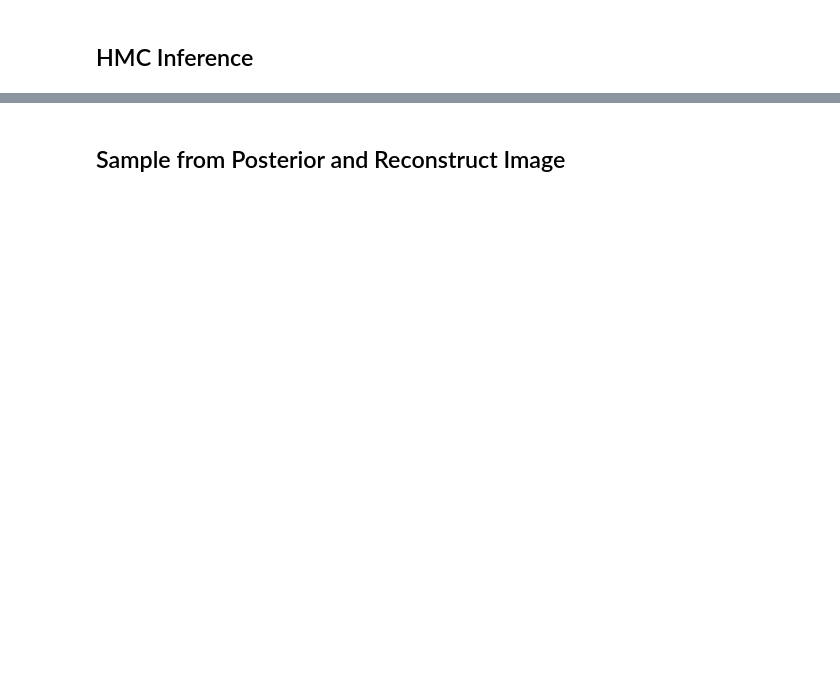
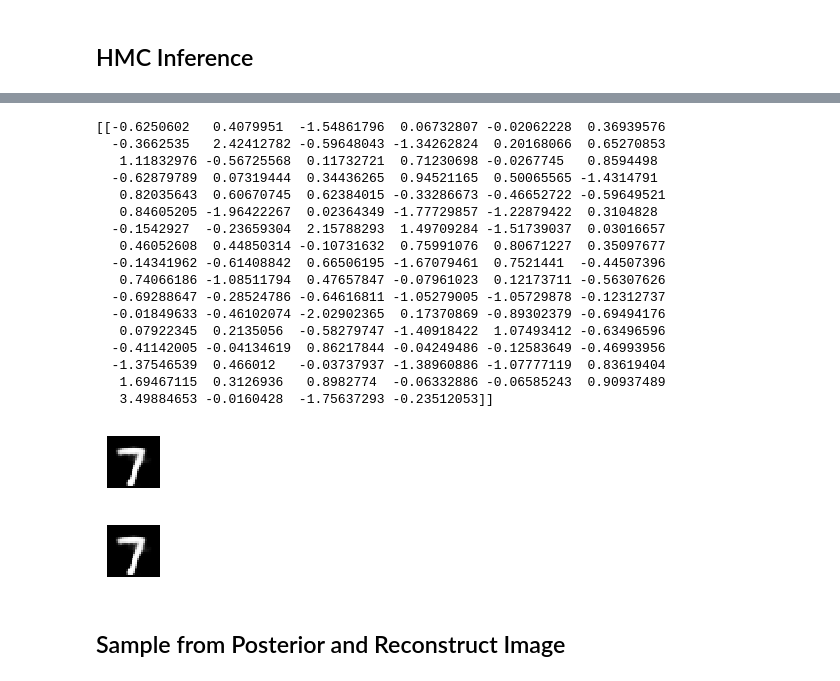
Before and after one commit to shenkev/Exact-Inference-VAE-Robustness, a Jupyter notebook: hmc_vae.ipynb, the cells around one changed output, grey strips where cells are left out. Cells and saved outputs as stored; diff of their text form; code cells hidden in the pictures; blank space fills up the shorter version.

```diff
--- a/hmc_vae.ipynb
+++ b/hmc_vae.ipynb
@@ -199,13 +243,33 @@ AttributeError: 'Tensor' object has no attribute 'initializer'
 # %%
 # inference.update()
-keep_ratio = 0.2
+keep_ratio = 0.05
 to_keep_index = int((1-keep_ratio)*T)
 qz_kept = Empirical(qz.params[to_keep_index:])
 
 z_test = tf.squeeze(qz_kept.sample(1), 0)
 print(z_test.eval())
 img, _ = P(z_test)
 plot(img.eval())
+# %% [output]
+[[-0.6250602   0.4079951  -1.54861796  0.06732807 -0.02062228  0.36939576
+  -0.3662535   2.42412782 -0.59648043 -1.34262824  0.20168066  0.65270853
+   1.11832976 -0.56725568  0.11732721  0.71230698 -0.0267745   0.8594498
+  -0.62879789  0.07319444  0.34436265  0.94521165  0.50065565 -1.4314791
+   0.82035643  0.60670745  0.62384015 -0.33286673 -0.46652722 -0.59649521
+   0.84605205 -1.96422267  0.02364349 -1.77729857 -1.22879422  0.3104828
+  -0.1542927  -0.23659304  2.15788293  1.49709284 -1.51739037  0.03016657
+   0.46052608  0.44850314 -0.10731632  0.75991076  0.80671227  0.35097677
+  -0.14341962 -0.61408842  0.66506195 -1.67079461  0.7521441  -0.44507396
+   0.74066186 -1.08511794  0.47657847 -0.07961023  0.12173711 -0.56307626
+  -0.69288647 -0.28524786 -0.64616811 -1.05279005 -1.05729878 -0.12312737
+  -0.01849633 -0.46102074 -2.02902365  0.17370869 -0.89302379 -0.69494176
+   0.07922345  0.2135056  -0.58279747 -1.40918422  1.07493412 -0.63496596
+  -0.41142005 -0.04134619  0.86217844 -0.04249486 -0.12583649 -0.46993956
+  -1.37546539  0.466012   -0.03737937 -1.38960886 -1.07777119  0.83619404
+   1.69467115  0.3126936   0.8982774  -0.06332886 -0.06585243  0.90937489
+   3.49884653 -0.0160428  -1.75637293 -0.23512053]]
+[figure, added]
+[figure, added]
 # %% [markdown]
 ## Sample from Posterior and Reconstruct Image
 # %%
```
Also changed, not shown: parts of 7 cells of this notebook.
